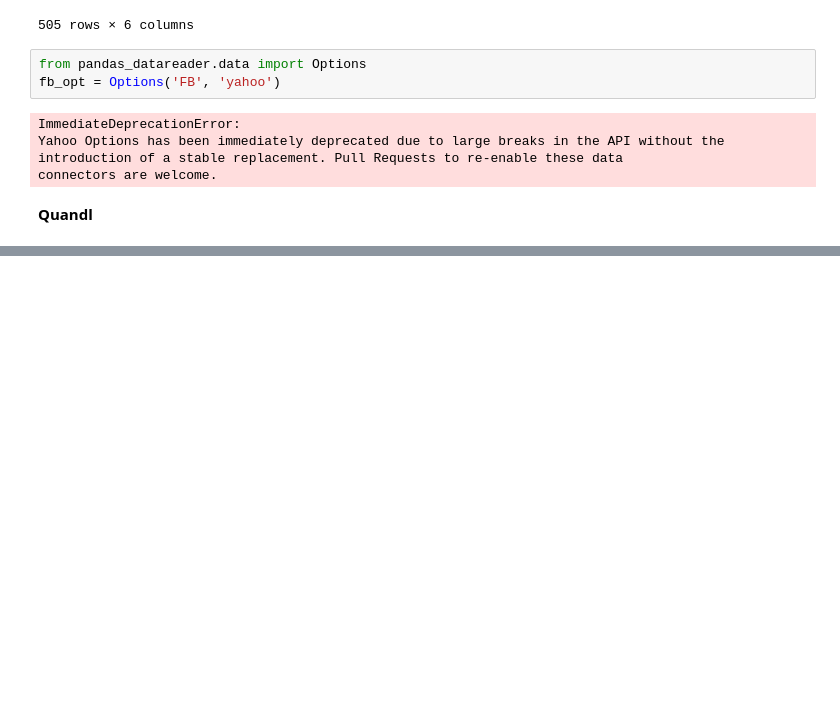
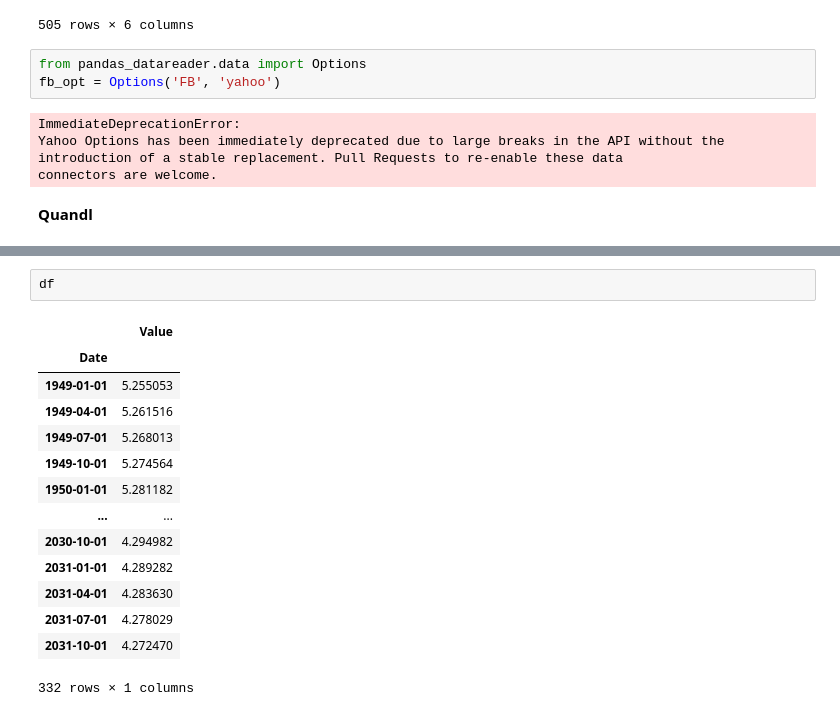
Before and after one commit to jafar-shodiq/jose-portilla-courses, a Jupyter notebook: financial-analysis/data-sources.ipynb, the cells around one changed output, grey strips where cells are left out. Drawn from its saved outputs; the diff is of its cells as text; blank space fills up the shorter version.

```diff
--- a/financial-analysis/data-sources.ipynb
+++ b/financial-analysis/data-sources.ipynb
@@ -37,0 +67,17 @@ connectors are welcome.
+# %%
+df
+# %% [output]
+|  | Value |
+| Date |  |
+| 1949-01-01 | 5.255053 |
+| 1949-04-01 | 5.261516 |
+| 1949-07-01 | 5.268013 |
+| 1949-10-01 | 5.274564 |
+| 1950-01-01 | 5.281182 |
+| ... | ... |
+| 2030-10-01 | 4.294982 |
+| 2031-01-01 | 4.289282 |
+| 2031-04-01 | 4.283630 |
+| 2031-07-01 | 4.278029 |
+| 2031-10-01 | 4.272470 |
+332 rows × 1 columns
```
Also changed, not shown: parts of 6 cells of this notebook.
